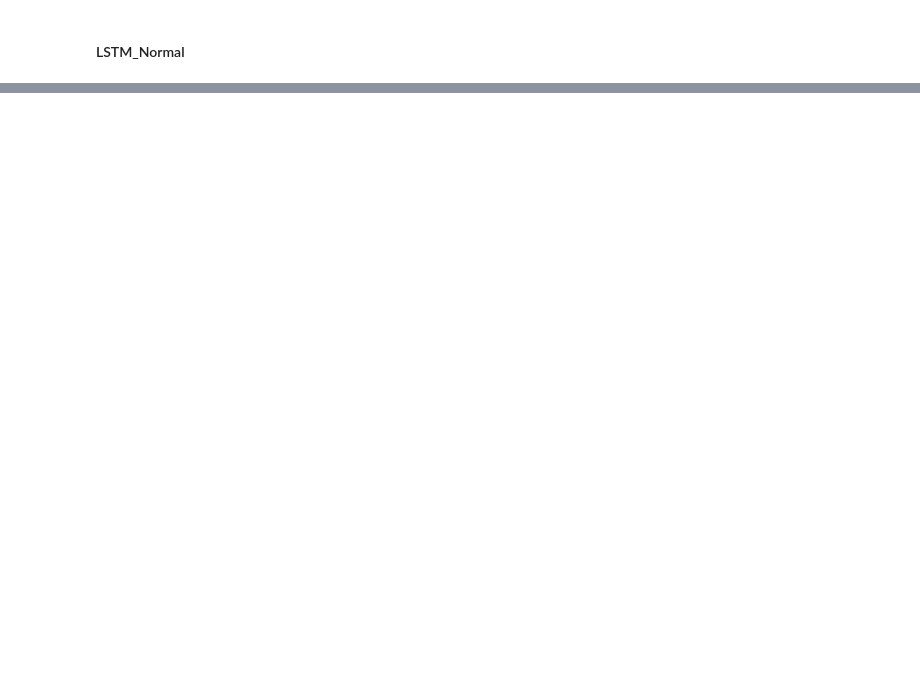
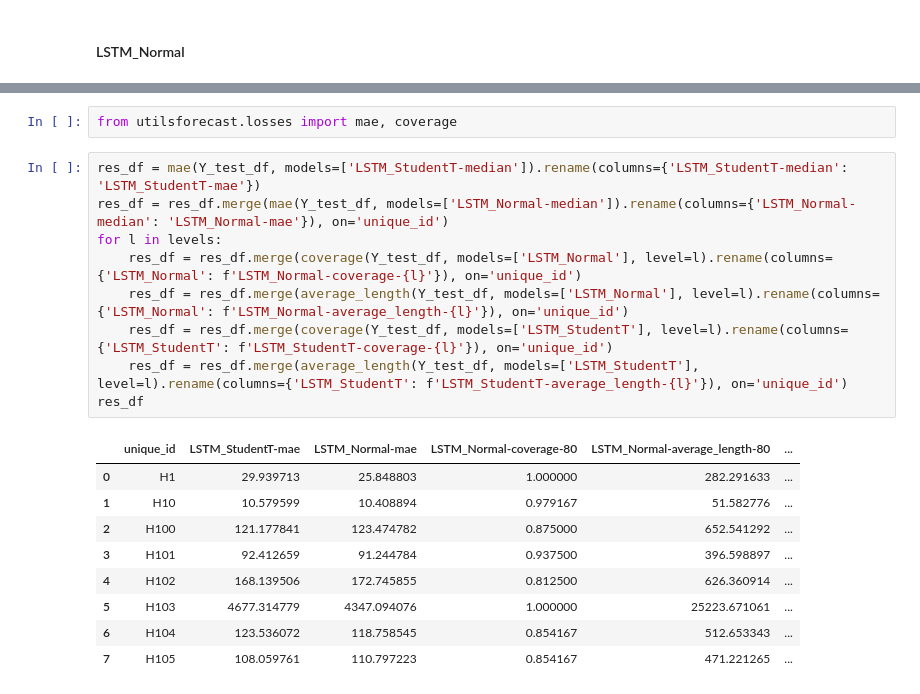
Before and after one commit to PacktPublishing/Modern-Time-Series-Forecasting-with-Python-2E, a Jupyter notebook: notebooks/Chapter17/02-NeuralForecast_prediction_intervals_PDF.ipynb, the cells around one changed output, grey strips where cells are left out. Drawn from its saved outputs; the diff is of its cells as text; blank space fills up the shorter version.

```diff
--- a/notebooks/Chapter17/02-NeuralForecast_prediction_intervals_PDF.ipynb
+++ b/notebooks/Chapter17/02-NeuralForecast_prediction_intervals_PDF.ipynb
@@ -217,0 +155,21 @@ plot_grid(Y_train_df, Y_test_df, level=levels, model='LSTM_Normal')
+# %%
+from utilsforecast.losses import mae, coverage
+# %%
+res_df = mae(Y_test_df, models=['LSTM_StudentT-median']).rename(columns={'LSTM_StudentT-median': 'LSTM_StudentT-mae'})
+res_df = res_df.merge(mae(Y_test_df, models=['LSTM_Normal-median']).rename(columns={'LSTM_Normal-median': 'LSTM_Normal-mae'}), on='unique_id')
+for l in levels:
+    res_df = res_df.merge(coverage(Y_test_df, models=['LSTM_Normal'], level=l).rename(columns={'LSTM_Normal': f'LSTM_Normal-coverage-{l}'}), on='unique_id')
+    res_df = res_df.merge(average_length(Y_test_df, models=['LSTM_Normal'], level=l).rename(columns={'LSTM_Normal': f'LSTM_Normal-average_length-{l}'}), on='unique_id')
+    res_df = res_df.merge(coverage(Y_test_df, models=['LSTM_StudentT'], level=l).rename(columns={'LSTM_StudentT': f'LSTM_StudentT-coverage-{l}'}), on='unique_id')
+    res_df = res_df.merge(average_length(Y_test_df, models=['LSTM_StudentT'], level=l).rename(columns={'LSTM_StudentT': f'LSTM_StudentT-average_length-{l}'}), on='unique_id')
+res_df
+# %% [output]
+|  | unique_id | LSTM_StudentT-mae | LSTM_Normal-mae | LSTM_Normal-coverage-80 | LSTM_Normal-average_length-80 | ... |
+| 0 | H1 | 29.939713 | 25.848803 | 1.000000 | 282.291633 | ... |
+| 1 | H10 | 10.579599 | 10.408894 | 0.979167 | 51.582776 | ... |
+| 2 | H100 | 121.177841 | 123.474782 | 0.875000 | 652.541292 | ... |
+| 3 | H101 | 92.412659 | 91.244784 | 0.937500 | 396.598897 | ... |
+| 4 | H102 | 168.139506 | 172.745855 | 0.812500 | 626.360914 | ... |
+| 5 | H103 | 4677.314779 | 4347.094076 | 1.000000 | 25223.671061 | ... |
+| 6 | H104 | 123.536072 | 118.758545 | 0.854167 | 512.653343 | ... |
+| 7 | H105 | 108.059761 | 110.797223 | 0.854167 | 471.221265 | ... |
```
Also changed, not shown: parts of 30 cells of this notebook, 8 other files.
